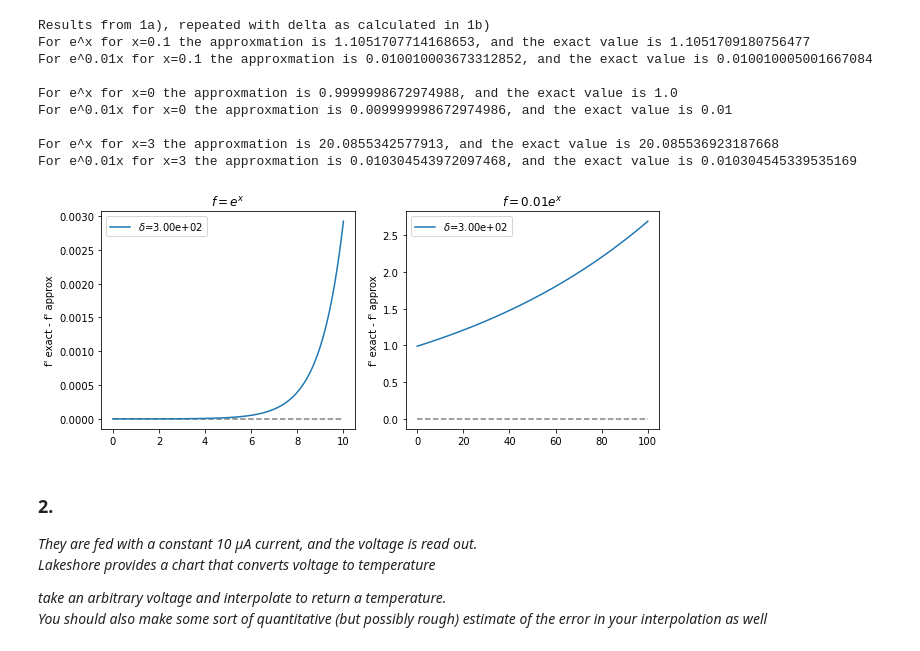
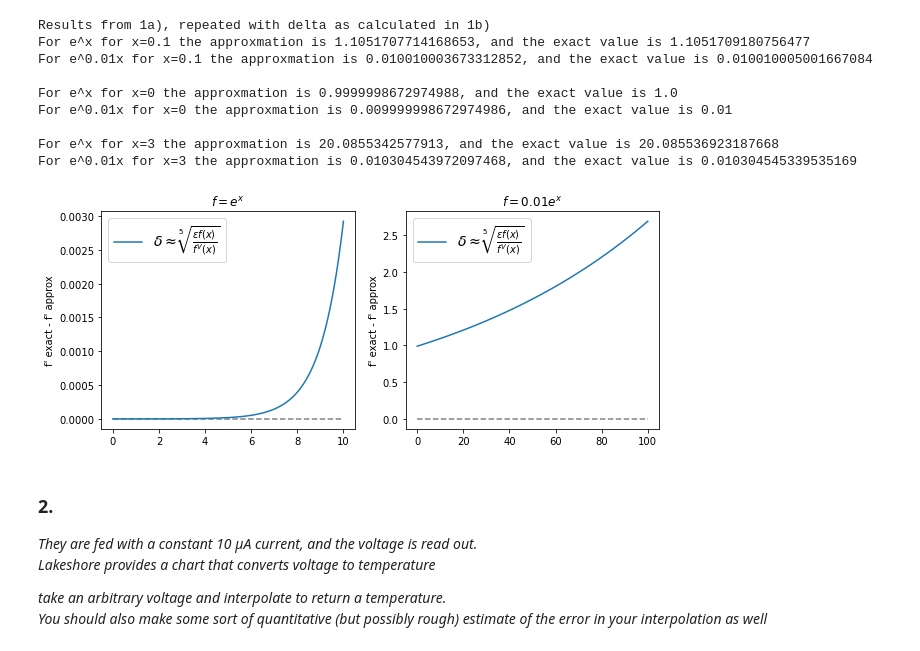
Before and after one commit to eklem1/Phys512_EK, a Jupyter notebook: PS1/PS1_work.ipynb, the cells around one changed output. Drawn from its saved outputs; the diff is of its cells as text; code cells hidden in the pictures.

```diff
--- a/PS1/PS1_work.ipynb
+++ b/PS1/PS1_work.ipynb
@@ -115,26 +116,26 @@ For e^0.01x for x=3 the approxmation is 0.010304543972097468, and the exact valu
 # %%
 #graph of error between exact and fitted results - pretty good as error stays small (except for x >> 1 for the second function)
 x = np.linspace(0, 10, 100)
 y = np.linspace(0, 100, 100)
 
 fig, ax = plt.subplots(1, 2, figsize=(10,4))
 
-ax[0].plot(x, exp_1(x) - deriv_app(exp_1, x, delta_1(x)), label="$\delta$={0:.2e}".format(d))
-ax[1].plot(y, exp_2(y) - deriv_app(exp_2, y, delta_2(y)), label="$\delta$={0:.2e}".format(d))
+ax[0].plot(x, exp_1(x) - deriv_app(exp_1, x, delta_1(x)), label=r'$\delta \approx \sqrt[5]{\frac{\epsilon f(x)}{f^V(x)}}$')
+ax[1].plot(y, exp_2(y) - deriv_app(exp_2, y, delta_2(y)), label=r'$\delta \approx \sqrt[5]{\frac{\epsilon f(x)}{f^V(x)}}$')
 
 ax[0].set_title("$f = e^x$")
 ax[0].hlines(0, x[0], x[-1], color="black", ls="--", alpha=0.5)
-ax[0].legend()
+ax[0].legend(prop={'size': 14})
 ax[0].set_ylabel("f' exact - f' approx")
 
 ax[1].set_title("$f = 0.01e^x$")
 ax[1].hlines(0, y[0], y[-1], color="black", ls="--", alpha=0.5)
-ax[1].legend()
+ax[1].legend(prop={'size': 14})
 ax[1].set_ylabel("f' exact - f' approx")
 
 fig.show()
 # %% [output]
-[figure, old version]
+[figure, new version]
 # %% [markdown]
 ### 2.
 *They are fed with a constant 10 µA current, and the voltage is read out.
```
Also changed, not shown: parts of 21 cells of this notebook.
